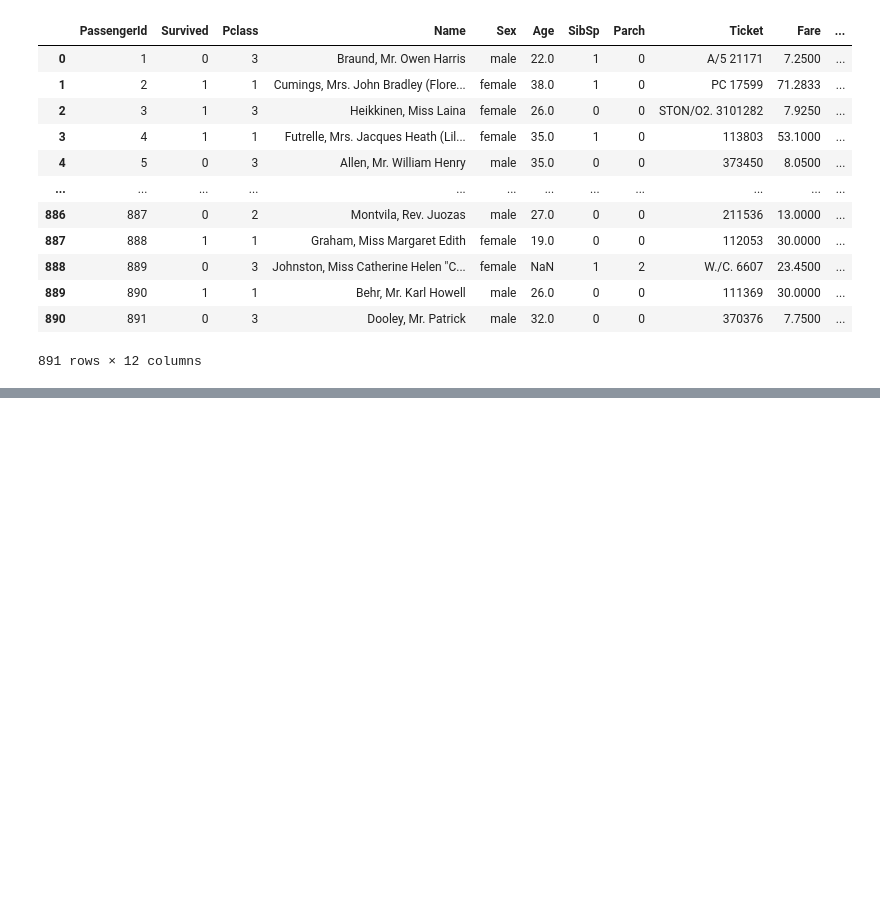
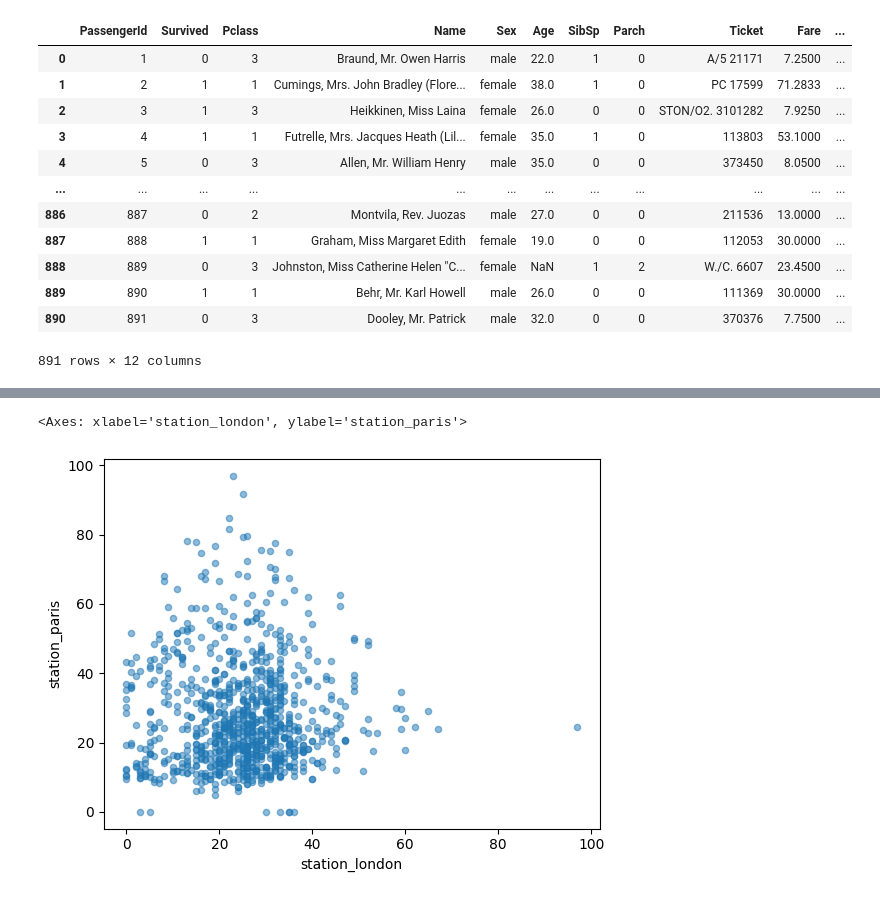
Before and after one commit to shreenandansonu/PYTHON_Learning, a Jupyter notebook: Pandas/titanic.ipynb, the cells around one changed output, grey strips where cells are left out. Cells and saved outputs as stored; diff of their text form; code cells hidden in the pictures; blank space fills up the shorter version.

```diff
--- a/Pandas/titanic.ipynb
+++ b/Pandas/titanic.ipynb
@@ -37,0 +191,5 @@ df
+# %%
+df.plot.scatter("station_london",'station_paris',alpha=0.5)
+# %% [output]
+<Axes: xlabel='station_london', ylabel='station_paris'>
+[figure, added]
```
Also changed, not shown: parts of 24 cells of this notebook, 4 other files.
